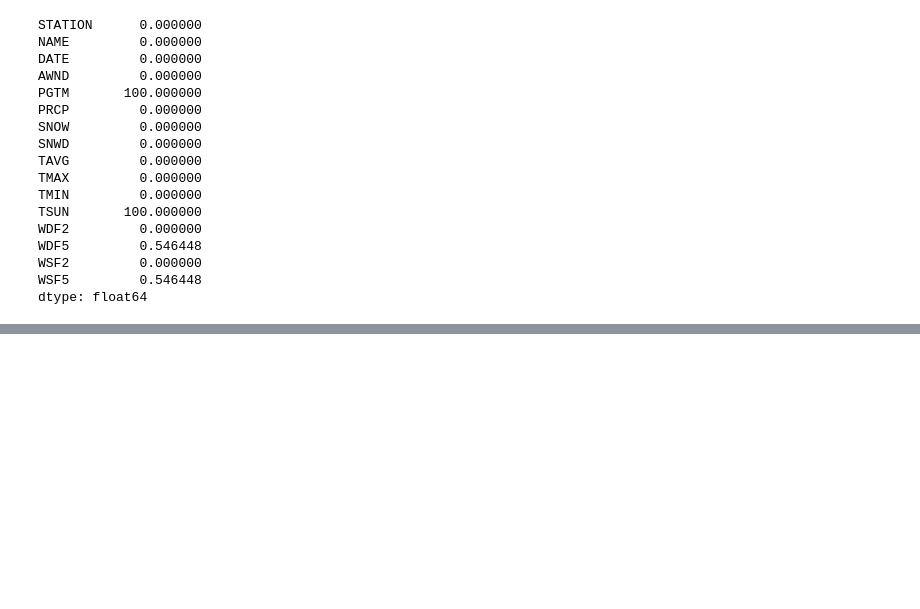
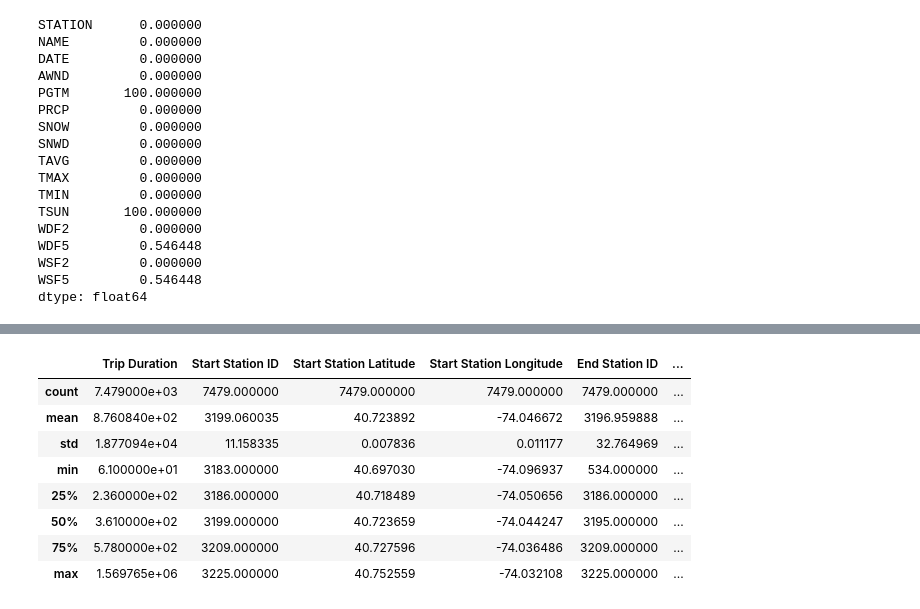
Before and after one commit to bastien-winant/bike-rental-data-management, a Jupyter notebook: notebooks/data_exploration.ipynb, the cells around one changed output, grey strips where cells are left out. Cells and saved outputs as stored; diff of their text form; code cells hidden in the pictures; blank space fills up the shorter version.

```diff
--- a/notebooks/data_exploration.ipynb
+++ b/notebooks/data_exploration.ipynb
@@ -74,0 +103,2 @@ df_weather.describe()
+# %%
+df_trips = load_raw_file('JC-201601-citibike-tripdata.csv')
@@ -74,0 +114,12 @@ df_weather.describe()
+# %%
+df_trips.describe()
+# %% [output]
+|  | Trip Duration | Start Station ID | Start Station Latitude | Start Station Longitude | End Station ID | ... |
+| count | 7.479000e+03 | 7479.000000 | 7479.000000 | 7479.000000 | 7479.000000 | ... |
+| mean | 8.760840e+02 | 3199.060035 | 40.723892 | -74.046672 | 3196.959888 | ... |
+| std | 1.877094e+04 | 11.158335 | 0.007836 | 0.011177 | 32.764969 | ... |
+| min | 6.100000e+01 | 3183.000000 | 40.697030 | -74.096937 | 534.000000 | ... |
+| 25% | 2.360000e+02 | 3186.000000 | 40.718489 | -74.050656 | 3186.000000 | ... |
+| 50% | 3.610000e+02 | 3199.000000 | 40.723659 | -74.044247 | 3195.000000 | ... |
+| 75% | 5.780000e+02 | 3209.000000 | 40.727596 | -74.036486 | 3209.000000 | ... |
+| max | 1.569765e+06 | 3225.000000 | 40.752559 | -74.032108 | 3225.000000 | ... |
```
Also changed, not shown: parts of 7 cells of this notebook.
